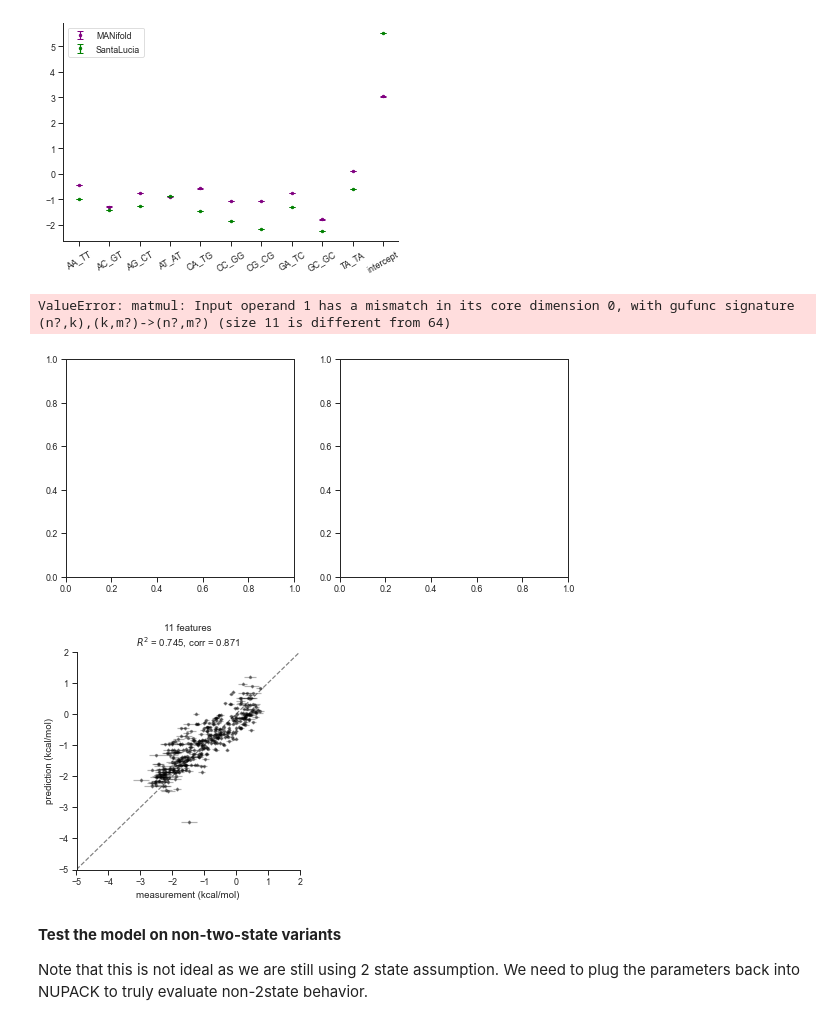
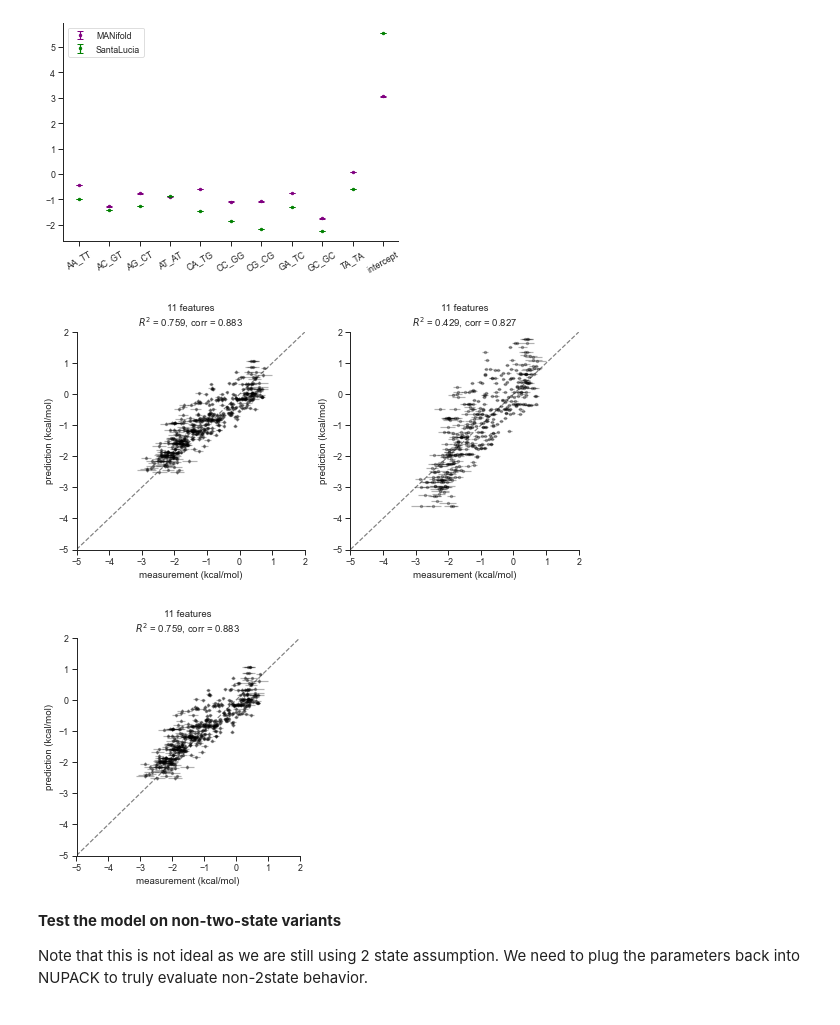
Before and after one commit to keyuxi/nnn_analysis, a Jupyter notebook: 220512_NN_fit.ipynb, the cells around one changed output. Drawn from its saved outputs; the diff is of its cells as text; code cells hidden in the pictures.

Commit message:
update 2state, data prep etc

```diff
--- a/220512_NN_fit.ipynb
+++ b/220512_NN_fit.ipynb
@@ -211,7 +240,7 @@ replicate_df = pd.read_table('./data/nnnlib2b_replicates.tsv')
 myfilter = "dH_err_rel < 0.2 & Tm_err_abs < 2 & redchi < 1.5"
 line_fit = []
 
-for i in range(3):
+for i in range(4):
     rep = arraydata.get_replicate_data(replicate_df.iloc[i]['name'])
     result_df = pd.read_table('./data/fitted_variant/dG_fit_%s_v0.0.2.tsv' % replicate_df.iloc[i]['replicate']).set_index('SEQID')
     df = rep.join(result_df, lsuffix='_curve', rsuffix='_line')
@@ -230,16 +261,17 @@ Load from file ./data/fitted_variant/NNNlib2b_DNA_20211221_v9.CPvariant.gz
 # %%
 cols = ['dH_err_rel', 'Tm_err_abs', 'redchi', 'two_state']
-twostate_df = pd.concat([d[cols] for d in line_fit], axis=1, keys=['r1', 'r2', 'r3'])
+twostate_df = pd.concat([d[cols] for d in line_fit], axis=1, keys=['r1', 'r2', 'r3', 'rev'])
 n_pass = np.nansum(twostate_df.xs('two_state', axis=1, level=1), axis=1)
-pass_df = pd.DataFrame(data=n_pass >= 2, index=twostate_df.index, columns=['two_state'])
+min_rep_pass = 2
+pass_df = pd.DataFrame(data=n_pass >= min_rep_pass, index=twostate_df.index, columns=['two_state'])
 
-sns.histplot(twostate_df[n_pass >= 2]['r1','dH_err_rel'].dropna(),
+sns.histplot(twostate_df[n_pass >= min_rep_pass]['r1','dH_err_rel'].dropna(),
              bins=np.arange(0,1,0.02), alpha=.3,# stat='density',
              color='g')
-sns.histplot(twostate_df[n_pass < 2]['r1','dH_err_rel'].dropna(),
+sns.histplot(twostate_df[n_pass < min_rep_pass]['r1','dH_err_rel'].dropna(),
              bins=np.arange(0,1,0.02), alpha=.3,# stat='density',
              color='r')
 plt.legend(['pass', 'not pass'])
 
-print('%.2f%% variants pass the two state filter' % (np.sum(n_pass >= 2) / len(n_pass) * 100))
+print('%.2f%% variants pass the two state filter' % (np.sum(n_pass >= min_rep_pass) / len(n_pass) * 100))
 # %% [output]
@@ -381,17 +448,16 @@ util.save_fig('./fig/motif_fit/WC_MANifold_vs_SantaLucia_dG_37_parameters.pdf')
 [figure]
 # %%
 fig, ax = plt.subplots(1,2,figsize=(9,4))
-mf.plot_truth_predict(lr_sym, X_test, y_test, yerr_test, ax=ax[0], lim=[-5,2])
-mf.plot_truth_predict(sl_sym, X_test, y_test, yerr_test, ax=ax[1], lim=[-5,2])
+plotting.plot_truth_predict(lr_sym, X_test, y_test, yerr_test, ax=ax[0], lim=[-5,2])
+plotting.plot_truth_predict(sl_sym, X_test, y_test, yerr_test, ax=ax[1], lim=[-5,2])
 util.save_fig('./fig/motif_fit/MANifold_vs_SantaLucia_test_set_symmetric_motifs.pdf')
 # %% [output]
-ValueError: matmul: Input operand 1 has a mismatch in its core dimension 0, with gufunc signature (n?,k),(k,m?)->(n?,m?) (size 11 is different from 64)
-[figure, old version]
+[figure, new version]
 # %%
-mf.plot_truth_predict(lr_sym, X_test, y_test, yerr_test, lim=[-5,2])
+plotting.plot_truth_predict(lr_sym, X_test, y_test, yerr_test, lim=[-5,2])
 util.save_fig('./fig/motif_fit/WC_MANifold_test_set_sym.pdf')
 # %% [output]
-[figure, old version]
+[figure, new version]
 # %% [markdown]
 **Test the model on non-two-state variants**
 
```
Also changed, not shown: parts of 24 cells of this notebook, 11 other files.
